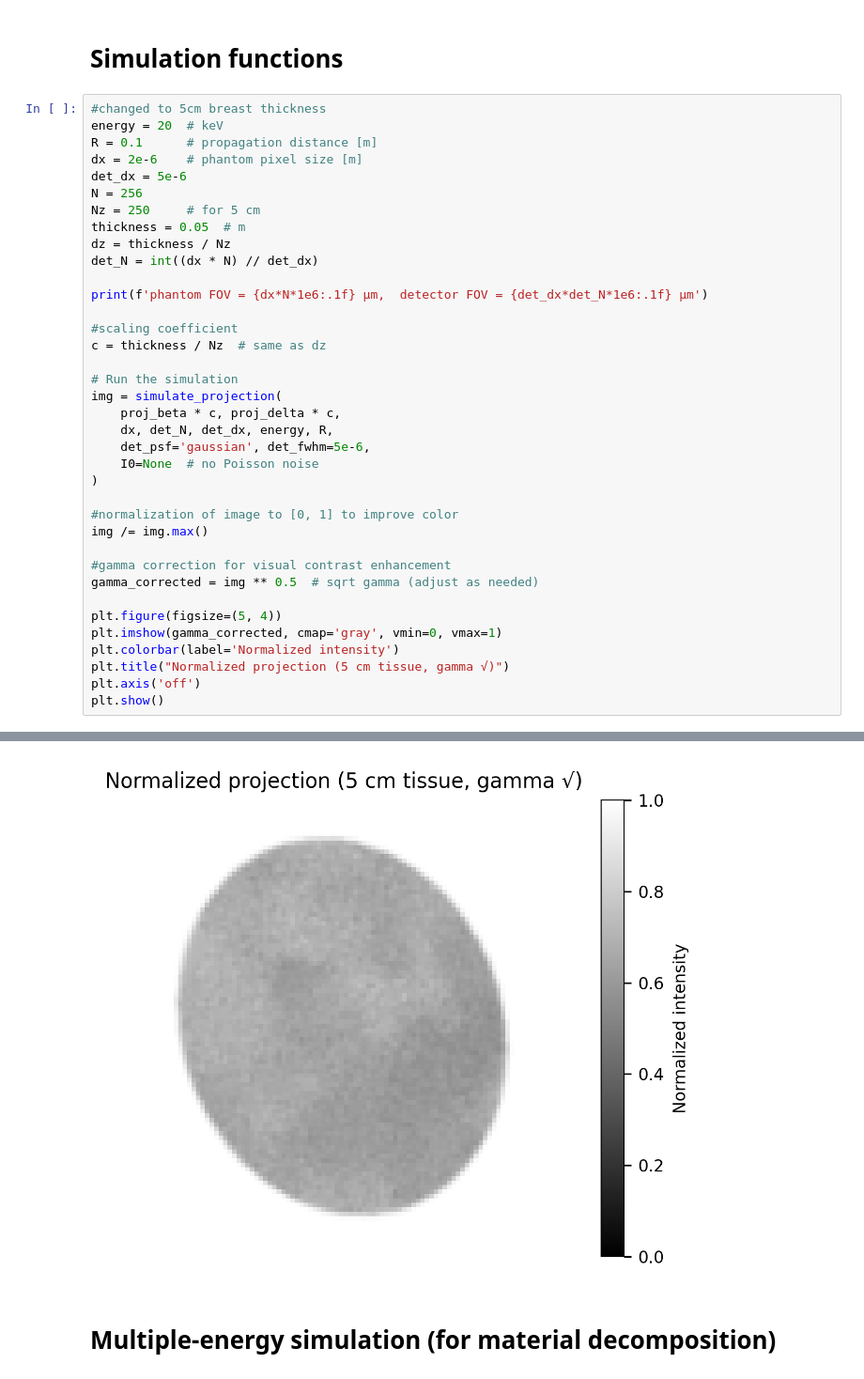
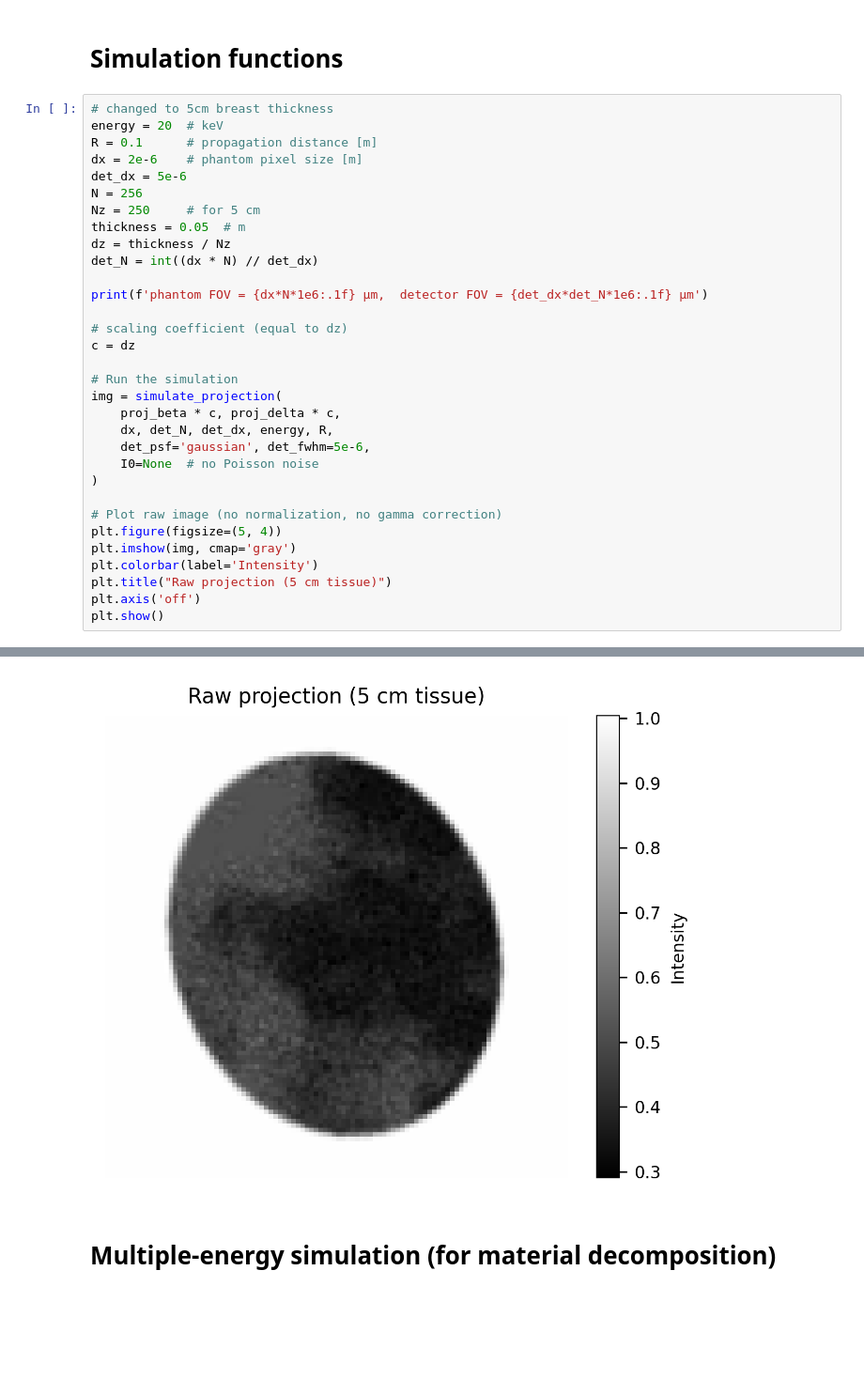
Before and after one commit to gjadick/xpc-mammo, a Jupyter notebook: simulate.ipynb, the cells around one changed output, grey strips where cells are left out. Shown at 94% size. Drawn from its saved outputs; the diff is of its cells as text; blank space fills up the shorter version.

```diff
--- a/simulate.ipynb
+++ b/simulate.ipynb
@@ -114,45 +114,40 @@ Wall time: 6.27 s
 # %% [markdown]
 # Simulation functions
 # %%
-#changed to 5cm breast thickness
+# changed to 5cm breast thickness
 energy = 20  # keV
 R = 0.1      # propagation distance [m]
 dx = 2e-6    # phantom pixel size [m]
 det_dx = 5e-6
 N = 256
 Nz = 250     # for 5 cm
 thickness = 0.05  # m
 dz = thickness / Nz
 det_N = int((dx * N) // det_dx)
 
 print(f'phantom FOV = {dx*N*1e6:.1f} µm,  detector FOV = {det_dx*det_N*1e6:.1f} µm')
 
-#scaling coefficient
-c = thickness / Nz  # same as dz
+# scaling coefficient (equal to dz)
+c = dz
 
 # Run the simulation
 img = simulate_projection(
     proj_beta * c, proj_delta * c,
     dx, det_N, det_dx, energy, R,
     det_psf='gaussian', det_fwhm=5e-6,
     I0=None  # no Poisson noise
 )
 
-#normalization of image to [0, 1] to improve color
-img /= img.max()
-
-#gamma correction for visual contrast enhancement
-gamma_corrected = img ** 0.5  # sqrt gamma (adjust as needed)
-
+# Plot raw image (no normalization, no gamma correction)
 plt.figure(figsize=(5, 4))
-plt.imshow(gamma_corrected, cmap='gray', vmin=0, vmax=1)
-plt.colorbar(label='Normalized intensity')
-plt.title("Normalized projection (5 cm tissue, gamma √)")
+plt.imshow(img, cmap='gray')
+plt.colorbar(label='Intensity')
+plt.title("Raw projection (5 cm tissue)")
 plt.axis('off')
 plt.show()
 # %% [output]
 phantom FOV = 512.0 µm,  detector FOV = 510.0 µm
-[figure, old version]
+[figure, new version]
 # %% [markdown]
 # Multiple-energy simulation (for material decomposition)
 # %% [markdown]
```
Also changed, not shown: parts of 9 cells of this notebook, 1 other file.
